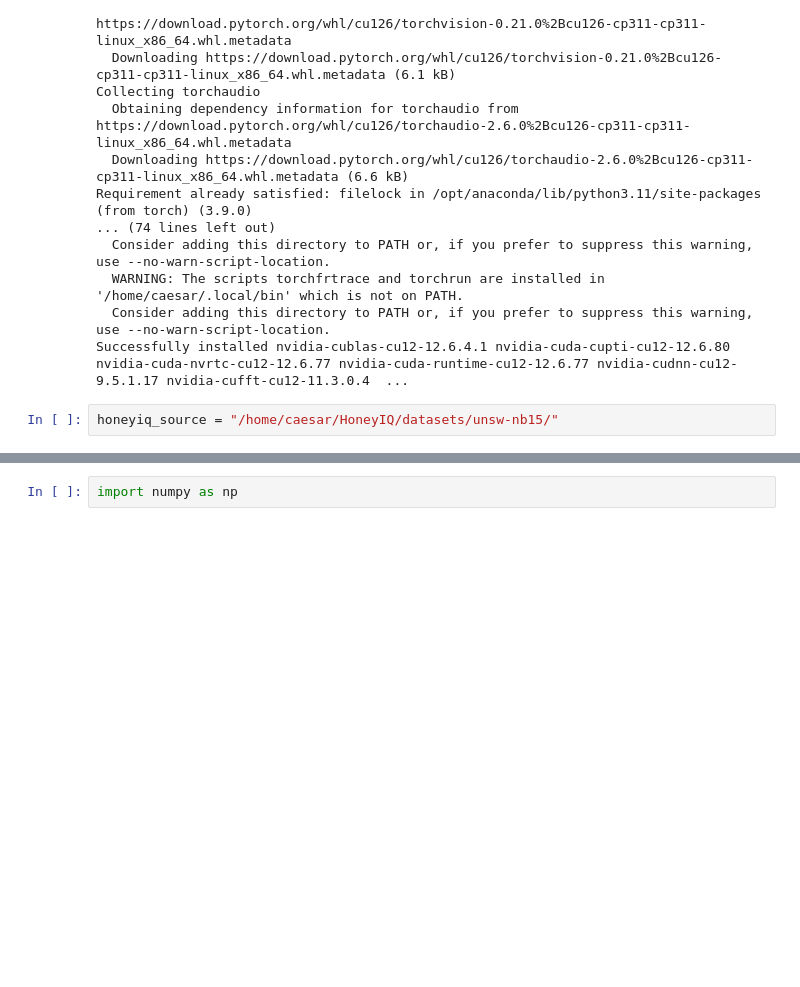
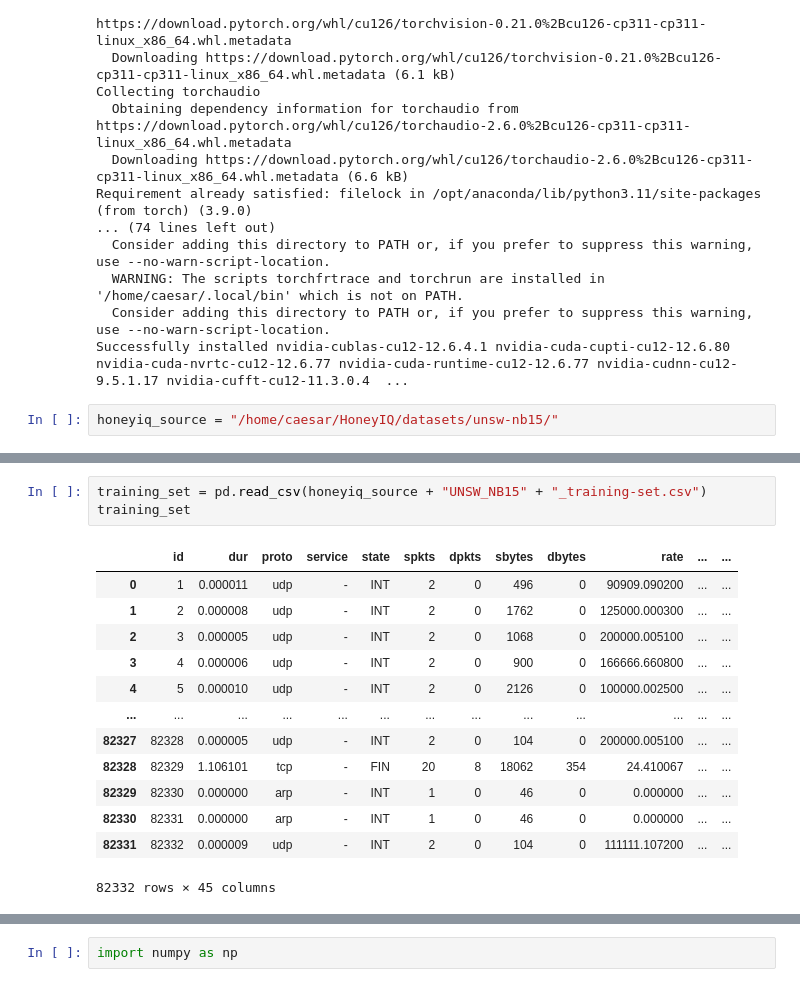
Before and after one commit to pasanchamikara/honeyiq-deephive, a Jupyter notebook: honeyiq_unsw-nb15.ipynb, the cells around one changed output, grey strips where cells are left out. Drawn from its saved outputs; the diff is of its cells as text; blank space fills up the shorter version.

```diff
--- a/honeyiq_unsw-nb15.ipynb
+++ b/honeyiq_unsw-nb15.ipynb
@@ -54 +101,18 @@ training_set = honeyiq_source
+# %%
+training_set = pd.read_csv(honeyiq_source + "UNSW_NB15" + "_training-set.csv")
+training_set
+# %% [output]
+|  | id | dur | proto | service | state | spkts | dpkts | sbytes | dbytes | rate | ... | ... |
+| 0 | 1 | 0.000011 | udp | - | INT | 2 | 0 | 496 | 0 | 90909.090200 | ... | ... |
+| 1 | 2 | 0.000008 | udp | - | INT | 2 | 0 | 1762 | 0 | 125000.000300 | ... | ... |
+| 2 | 3 | 0.000005 | udp | - | INT | 2 | 0 | 1068 | 0 | 200000.005100 | ... | ... |
+| 3 | 4 | 0.000006 | udp | - | INT | 2 | 0 | 900 | 0 | 166666.660800 | ... | ... |
+| 4 | 5 | 0.000010 | udp | - | INT | 2 | 0 | 2126 | 0 | 100000.002500 | ... | ... |
+| ... | ... | ... | ... | ... | ... | ... | ... | ... | ... | ... | ... | ... |
+| 82327 | 82328 | 0.000005 | udp | - | INT | 2 | 0 | 104 | 0 | 200000.005100 | ... | ... |
+| 82328 | 82329 | 1.106101 | tcp | - | FIN | 20 | 8 | 18062 | 354 | 24.410067 | ... | ... |
+| 82329 | 82330 | 0.000000 | arp | - | INT | 1 | 0 | 46 | 0 | 0.000000 | ... | ... |
+| 82330 | 82331 | 0.000000 | arp | - | INT | 1 | 0 | 46 | 0 | 0.000000 | ... | ... |
+| 82331 | 82332 | 0.000009 | udp | - | INT | 2 | 0 | 104 | 0 | 111111.107200 | ... | ... |
+82332 rows × 45 columns
 # %%
```
Also changed, not shown: parts of 32 cells of this notebook, 1 other file.
